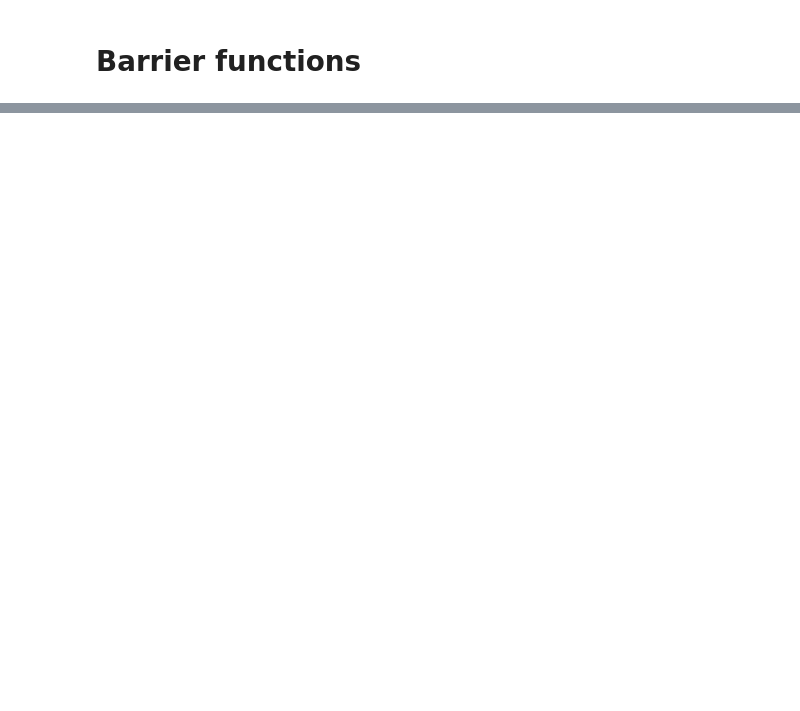
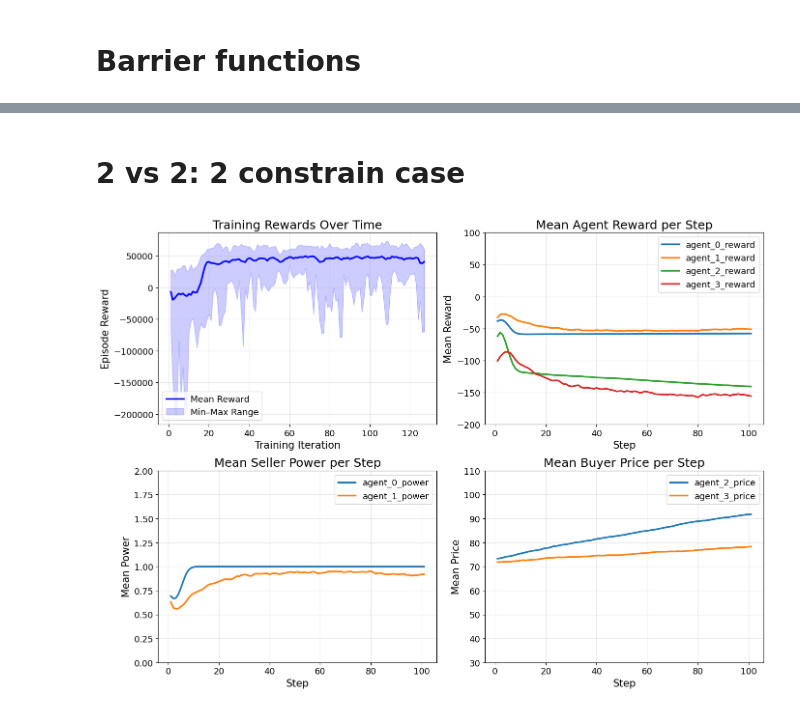
Before and after one commit to juanbmedina/marlgrid, a Jupyter notebook: p2p_energy_env/base_env/data_analysis.ipynb, the cells around one changed output, grey strips where cells are left out. Cells and saved outputs as stored; diff of their text form; code cells hidden in the pictures; blank space fills up the shorter version.

```diff
--- a/p2p_energy_env/base_env/data_analysis.ipynb
+++ b/p2p_energy_env/base_env/data_analysis.ipynb
@@ -122,0 +204,8 @@ plot_reward(path)
+# %% [markdown]
+# 2 vs 2: 2 constrain case
+# %%
+training_path = "../trained_policies/maa2c_lstm_P2PEnergyEnv/2C_2B_2cons_2025-10-28_14-31-54/progress.csv"
+eval_path = "evaluated_policies/maa2c_lstm_P2PEnergyEnv/2C_2B_2cons_2025-10-28_16-05-28/market_log.csv"
+full_analysis_plot(training_path, eval_path)
+# %% [output]
+[figure, added]
```
Also changed, not shown: parts of 27 cells of this notebook, 24 other files.
